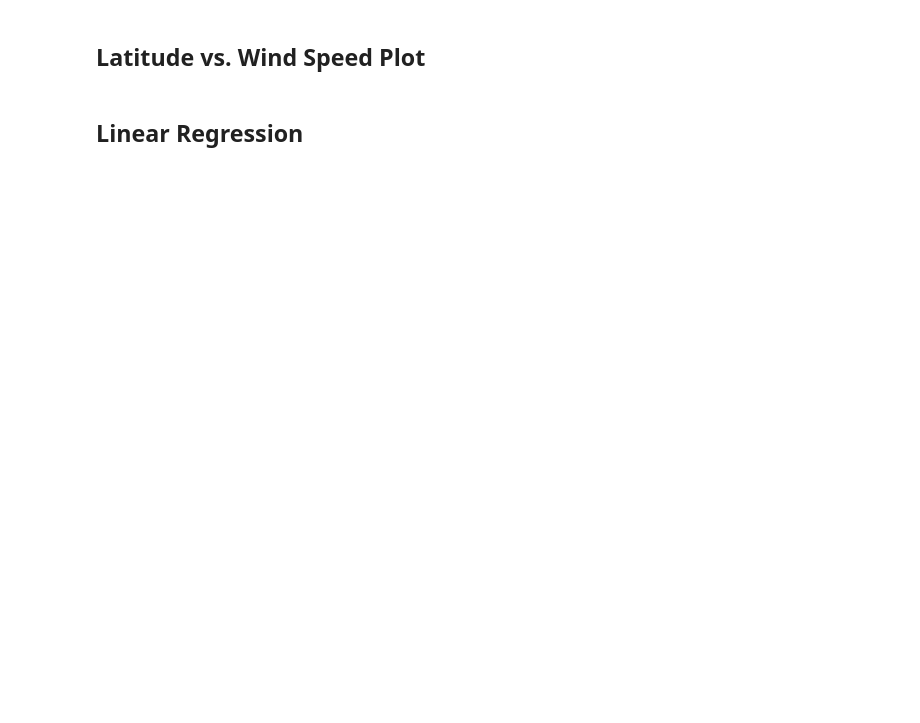
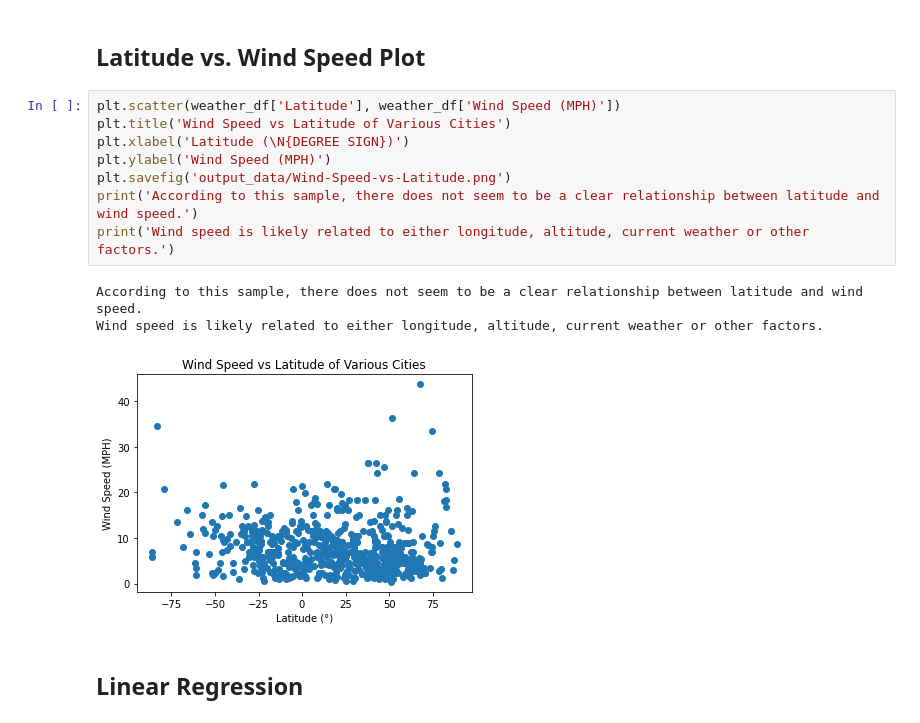
Before and after one commit to rileyfritz/python-api-challenge, a Jupyter notebook: WeatherPy/WeatherPy.ipynb, the cells around one changed output. Drawn from its saved outputs; the diff is of its cells as text; blank space fills up the shorter version.

Commit message:
done with WeatherPy

```diff
--- a/WeatherPy/WeatherPy.ipynb
+++ b/WeatherPy/WeatherPy.ipynb
@@ -205,4 +207,16 @@ Cloudiness is likely related to either longitude, altitude, current weather or o
 # %% [markdown]
 ## Latitude vs. Wind Speed Plot
+# %%
+plt.scatter(weather_df['Latitude'], weather_df['Wind Speed (MPH)'])
+plt.title('Wind Speed vs Latitude of Various Cities')
+plt.xlabel('Latitude (\N{DEGREE SIGN})')
+plt.ylabel('Wind Speed (MPH)')
+plt.savefig('output_data/Wind-Speed-vs-Latitude.png')
+print('According to this sample, there does not seem to be a clear relationship between latitude and wind speed.')
+print('Wind speed is likely related to either longitude, altitude, current weather or other factors.')
+# %% [output]
+According to this sample, there does not seem to be a clear relationship between latitude and wind speed.
+Wind speed is likely related to either longitude, altitude, current weather or other factors.
+[figure, added]
 # %% [markdown]
 ## Linear Regression
```
Also changed, not shown: parts of 16 cells of this notebook, 14 other files.
